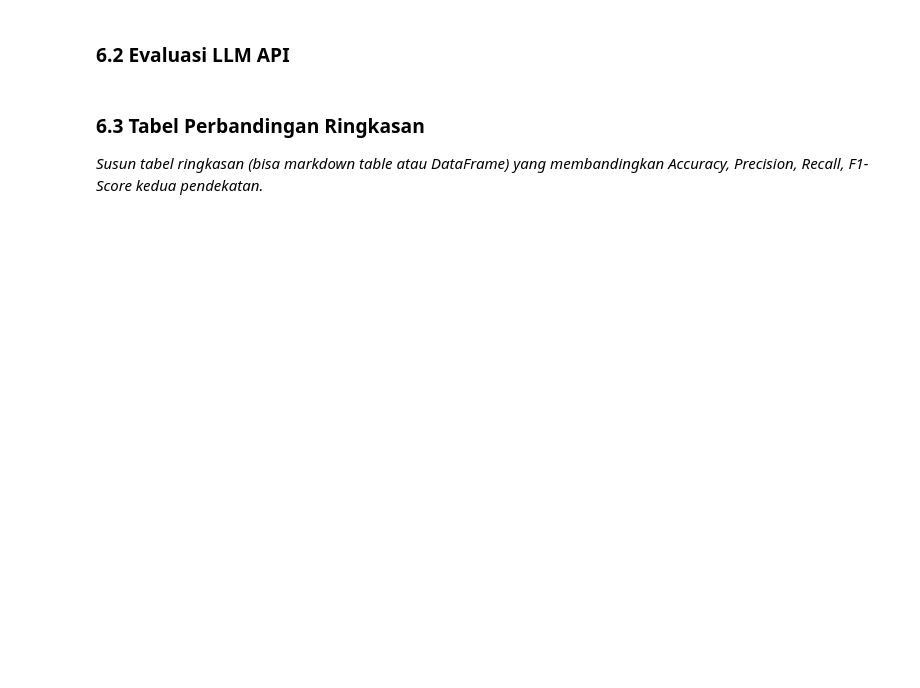
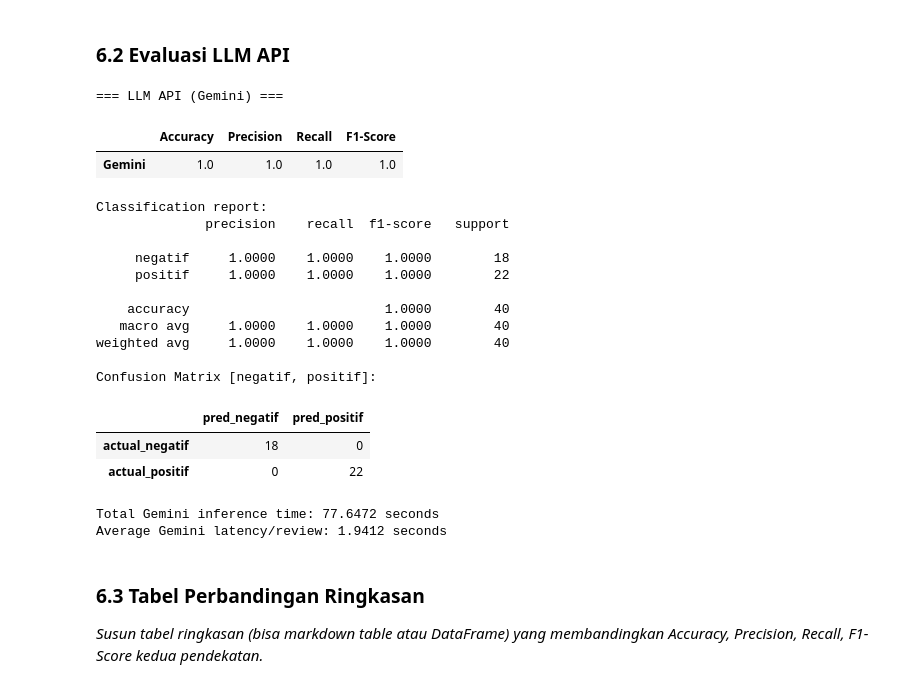
Before and after one commit to masheningIlham/assignment-model-experiment-mashening-ilhamsah, a Jupyter notebook: notebook/experiment_notebook.ipynb, the cells around one changed output. Cells and saved outputs as stored; diff of their text form; code cells hidden in the pictures; blank space fills up the shorter version.

```diff
--- a/notebook/experiment_notebook.ipynb
+++ b/notebook/experiment_notebook.ipynb
@@ -150,10 +317,57 @@ print('Confusion Matrix:\n', confusion_matrix(y_test, y_pred_classic))
 # %% [markdown]
 ### 6.2 Evaluasi LLM API
 # %%
-print('=== LLM API (Gemini) ===')
-print('Accuracy:', accuracy_score(y_test, y_pred_llm))
-print(classification_report(y_test, y_pred_llm))
-print('Confusion Matrix:\n', confusion_matrix(y_test, y_pred_llm))
+if len(y_pred_llm) != len(y_test):
+    raise ValueError("Jumlah prediksi Gemini tidak sama dengan jumlah test set.")
+
+valid_mask = pd.Series(y_pred_llm, index=y_test.index).isin(["positif", "negatif"])
+if not valid_mask.all():
+    print("Evaluasi Gemini dihentikan karena terdapat output yang tidak dapat dipetakan ke label.")
+    print("Jumlah invalid:", int((~valid_mask).sum()))
+else:
+    print("=== LLM API (Gemini) ===")
+
+    llm_metrics = {
+        "Accuracy": accuracy_score(y_test, y_pred_llm),
+        "Precision": precision_score(y_test, y_pred_llm, pos_label="positif", zero_division=0),
+        "Recall": recall_score(y_test, y_pred_llm, pos_label="positif", zero_division=0),
+        "F1-Score": f1_score(y_test, y_pred_llm, pos_label="positif", zero_division=0),
+    }
+
+    display(pd.DataFrame([llm_metrics], index=["Gemini"]))
+
+    print("\nClassification report:")
+    print(classification_report(y_test, y_pred_llm, labels=["negatif", "positif"], digits=4))
+
+    print("Confusion Matrix [negatif, positif]:")
+    display(pd.DataFrame(
+        confusion_matrix(y_test, y_pred_llm, labels=["negatif", "positif"]),
+        index=["actual_negatif", "actual_positif"],
+        columns=["pred_negatif", "pred_positif"],
+    ))
+
+    print(f"\nTotal Gemini inference time: {sum(llm_latencies):.4f} seconds")
+    print(f"Average Gemini latency/review: {sum(llm_latencies)/len(llm_latencies):.4f} seconds")
+# %% [output]
+=== LLM API (Gemini) ===
+|  | Accuracy | Precision | Recall | F1-Score |
+| Gemini | 1.0 | 1.0 | 1.0 | 1.0 |
+Classification report:
+              precision    recall  f1-score   support
+
+     negatif     1.0000    1.0000    1.0000        18
+     positif     1.0000    1.0000    1.0000        22
+
+    accuracy                         1.0000        40
+   macro avg     1.0000    1.0000    1.0000        40
+weighted avg     1.0000    1.0000    1.0000        40
+
+Confusion Matrix [negatif, positif]:
+|  | pred_negatif | pred_positif |
+| actual_negatif | 18 | 0 |
+| actual_positif | 0 | 22 |
+Total Gemini inference time: 77.6472 seconds
+Average Gemini latency/review: 1.9412 seconds
 # %% [markdown]
 ### 6.3 Tabel Perbandingan Ringkasan
 
```
Also changed, not shown: parts of 13 cells of this notebook, 3 other files.
